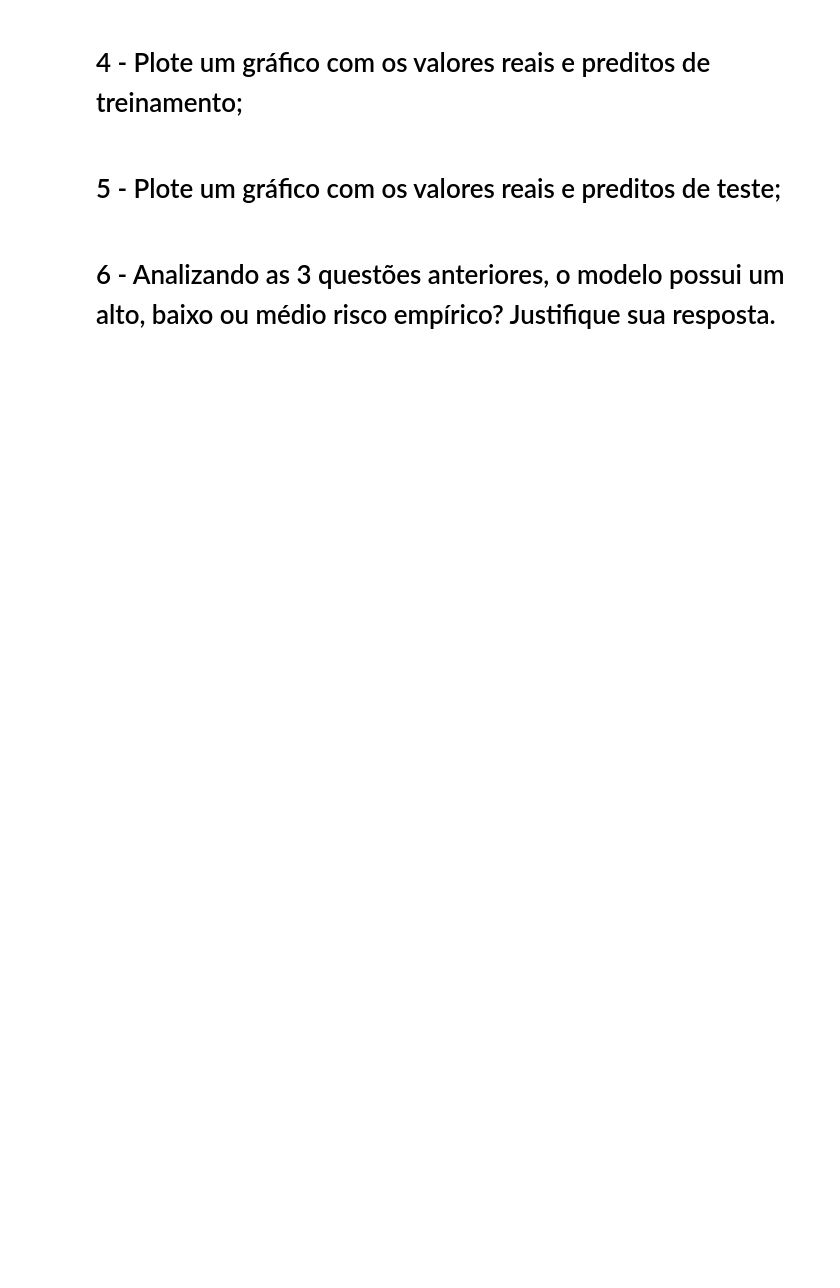
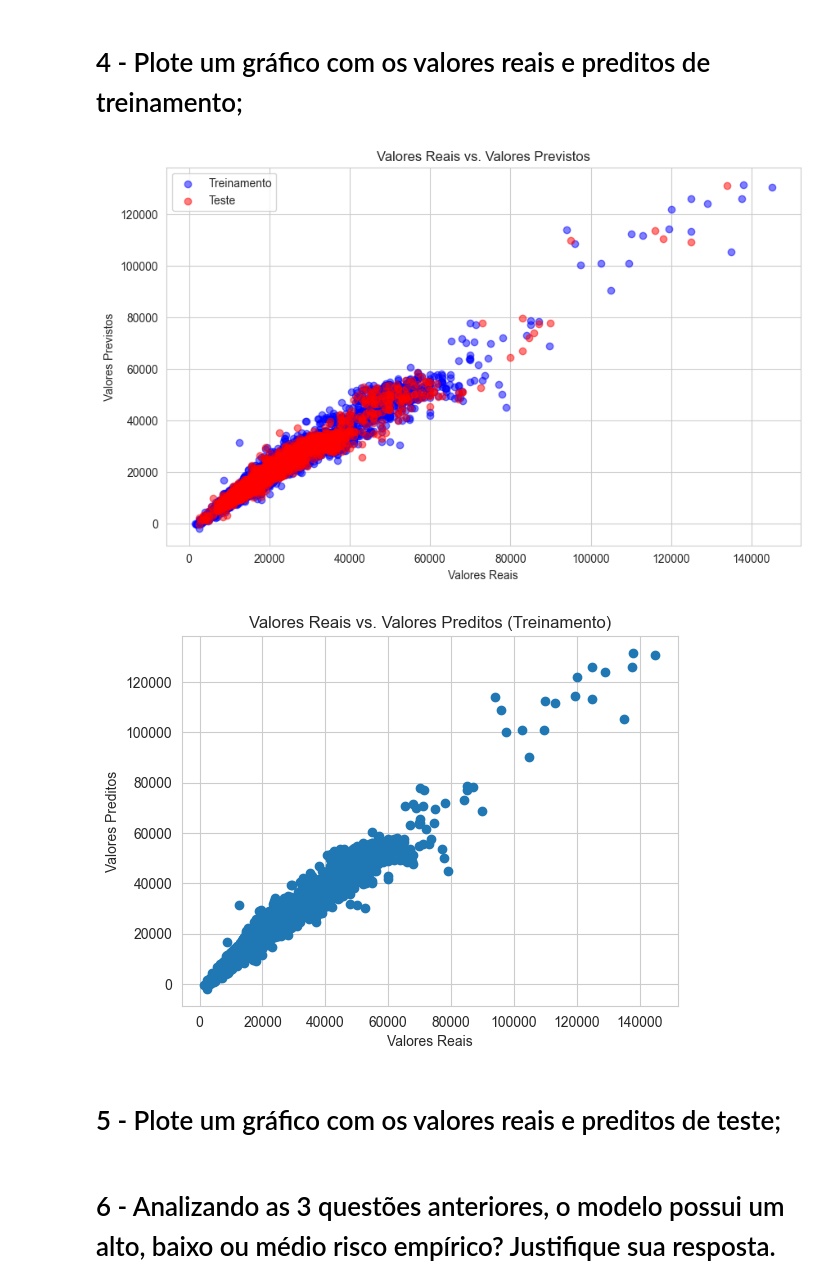
Before and after one commit to leaop/Graduation, a Jupyter notebook: 4 semestre/aprendizado de maquina/Revisão Segunda Prova.ipynb, the cells around one changed output. Cells and saved outputs as stored; diff of their text form; code cells hidden in the pictures; blank space fills up the shorter version.

```diff
--- a/4 semestre/aprendizado de maquina/Revisão Segunda Prova.ipynb
+++ b/4 semestre/aprendizado de maquina/Revisão Segunda Prova.ipynb
@@ -714,3 +720,5 @@ O Dataset audi.csv representa informações de carros da marca audi no Reino Uni
 # %% [markdown]
 
 # 1 - Leia  abase de dados e converta valores textuais para numéricos;
+# %%
+df2 = pd.read_csv("audi.csv")
@@ -717,6 +792,28 @@ O Dataset audi.csv representa informações de carros da marca audi no Reino Uni
+# %%
+from sklearn.preprocessing import LabelEncoder, MinMaxScaler
+from sklearn.model_selection import train_test_split
+
+# Separando a base em X e y
+X = df2.drop('price', axis=1)  # X
+y = df2[['price']]  # y
+
+# Convertendo categorias em variáveis numéricas
+label_encoder = LabelEncoder()
+for column in X.columns:
+    if X[column].dtype == 'object':
+        X[column] = label_encoder.fit_transform(X[column])
 # %% [markdown]
 
 # 2 - Separe a base em X e y de treinamento (80%) e teste (20%), normalize os dados de treinamento com fit_transform e em seguida normalize os dados de teste com o transform;
+# %%
+# Criando os normalizadores
+normalizador_features = MinMaxScaler()
+
+# Normalizando as features
+X_normalized = normalizador_features.fit_transform(X)
+
+# Dividindo os dados em conjuntos de treinamento e teste (80% treinamento, 20% teste)
+X_train, X_test, y_train, y_test = train_test_split(X_normalized, y, test_size=0.2, random_state=42)
 # %% [markdown]
 
 # 3 - Defina um modelo com 12 camadas ocultas (sem dropout e regularização de kernel) e verifique o risco empírico dele, comparando valores previstos de treinamento e teste (não esqueça de dessnormalizar os valores para os cálculos das métricas)
@@ -723,6 +915,27 @@ O Dataset audi.csv representa informações de carros da marca audi no Reino Uni
 # %% [markdown]
 
 # 4 - Plote um gráfico com os valores reais e preditos de treinamento;
+# %%
+# Dados reais do conjunto de teste (desnormalizados)
+y_test_real = scaler_y.inverse_transform(y_test_normalized)
+
+# Gráfico de dispersão para comparar valores reais e previstos
+plt.figure(figsize=(10, 6))
+plt.scatter(y_train, y_train_pred, label='Treinamento', color='blue', alpha=0.5)
+plt.scatter(y_test_real, y_test_pred, label='Teste', color='red', alpha=0.5)
+plt.xlabel('Valores Reais')
+plt.ylabel('Valores Previstos')
+plt.legend()
+plt.title('Valores Reais vs. Valores Previstos')
+plt.show()# Scatter plot dos valores reais vs. valores preditos de treinamento
+plt.scatter(y_train, y_train_pred)
+plt.xlabel('Valores Reais')
+plt.ylabel('Valores Preditos')
+plt.title('Valores Reais vs. Valores Preditos (Treinamento)')
+plt.show()
+# %% [output]
+[figure, added]
+[figure, added]
 # %% [markdown]
 
 # 5 - Plote um gráfico com os valores reais e preditos de teste;
```
Also changed, not shown: parts of 23 cells of this notebook, 4 other files.
